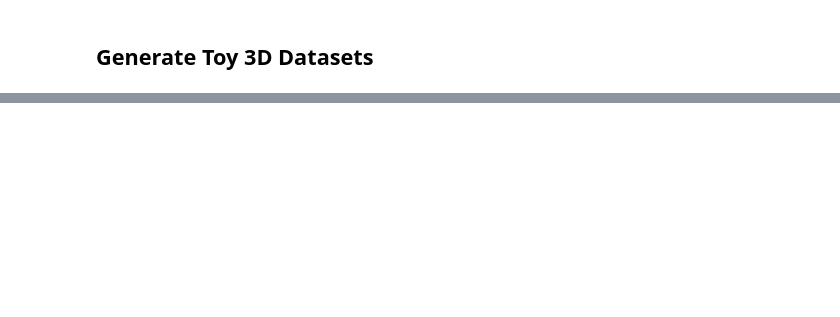
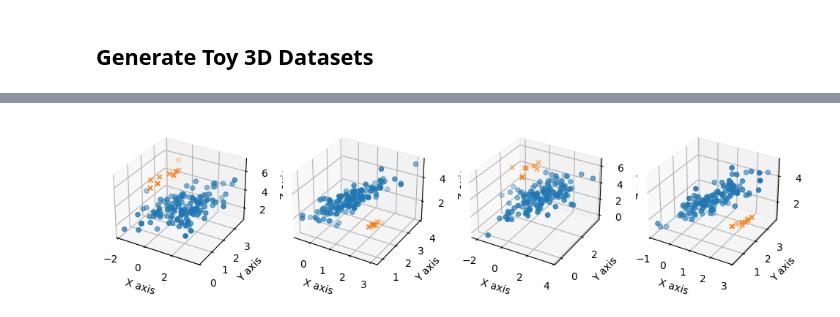
Before and after one commit to ananya-k15/data-depth, a Jupyter notebook: data_depth.ipynb, the cells around one changed output, grey strips where cells are left out. Saved outputs shown, nothing was run; the diff lists cells and outputs as text; code cells hidden in the pictures; blank space fills up the shorter version.

```diff
--- a/data_depth.ipynb
+++ b/data_depth.ipynb
@@ -200,25 +132,0 @@ plt.show()
-# %%
-prng = RandomState(666888999)
-
-mean = (1, 2, 3)
-anom_mean = (0, 2, 6)
-
-# random matrix for covariance
-random_matrix = prng.rand(3, 3)
-# ensuring that the matrix is symmetric positive-semidefinite
-cov = np.dot(random_matrix, random_matrix.T)
-cov += np.eye(3) * 1e-6
-anom_cov = cov / 5
-
-pts = rng.multivariate_normal(mean, cov, size=140).T
-anom_pts = rng.multivariate_normal(anom_mean, anom_cov, size=10).T
-
-fig = plt.figure()
-ax = fig.add_subplot(111, projection='3d')
-ax.scatter(pts[0], pts[1], pts[2], marker='o')
-ax.scatter(anom_pts[0], anom_pts[1], anom_pts[2], marker='x')
-ax.set_xlabel('X axis')
-ax.set_ylabel('Y axis')
-ax.set_zlabel('Z axis')
-
-plt.show()
@@ -226,0 +191,17 @@ plt.show()
+# %%
+# Example with 4 subplots
+fig, axs = plt.subplots(1, 4, figsize=(12, 12), subplot_kw=dict(projection='3d'))
+
+combined_data = generateToy3D(140, 10)
+plot3dScatter(axs[0], combined_data, 140)
+
+combined_data = generateToy3D(140, 10, anom_mean = (2, 2.5, 1), sparsity=16, random_state=10000202)
+plot3dScatter(axs[1], combined_data, 140)
+
+combined_data = generateToy3D(140, 10)
+plot3dScatter(axs[2], combined_data, 140)
+
+combined_data = generateToy3D(140, 10, anom_mean = (2, 2.5, 1), sparsity=16, random_state=10000202)
+plot3dScatter(axs[3], combined_data, 140)
+# %% [output]
+[figure, added]
```
Also changed, not shown: parts of 21 cells of this notebook, 1 other file.
